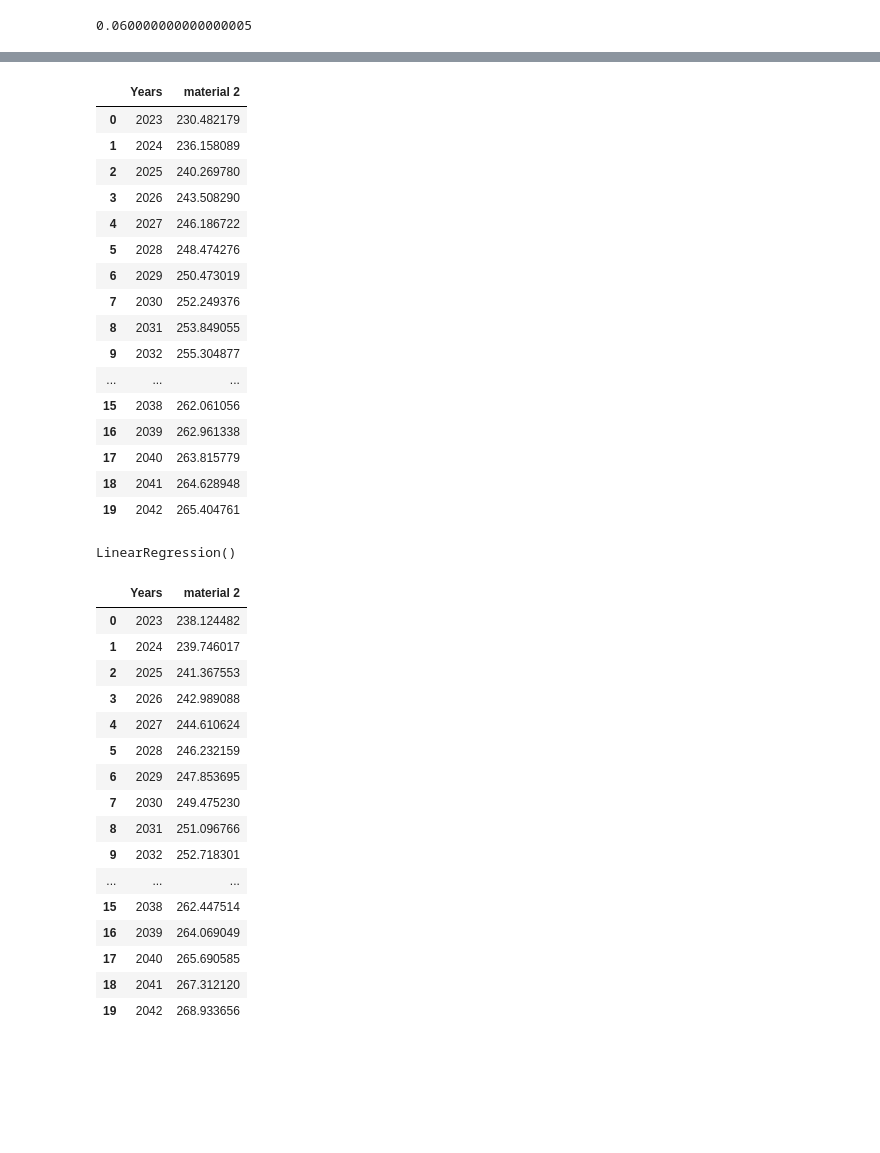
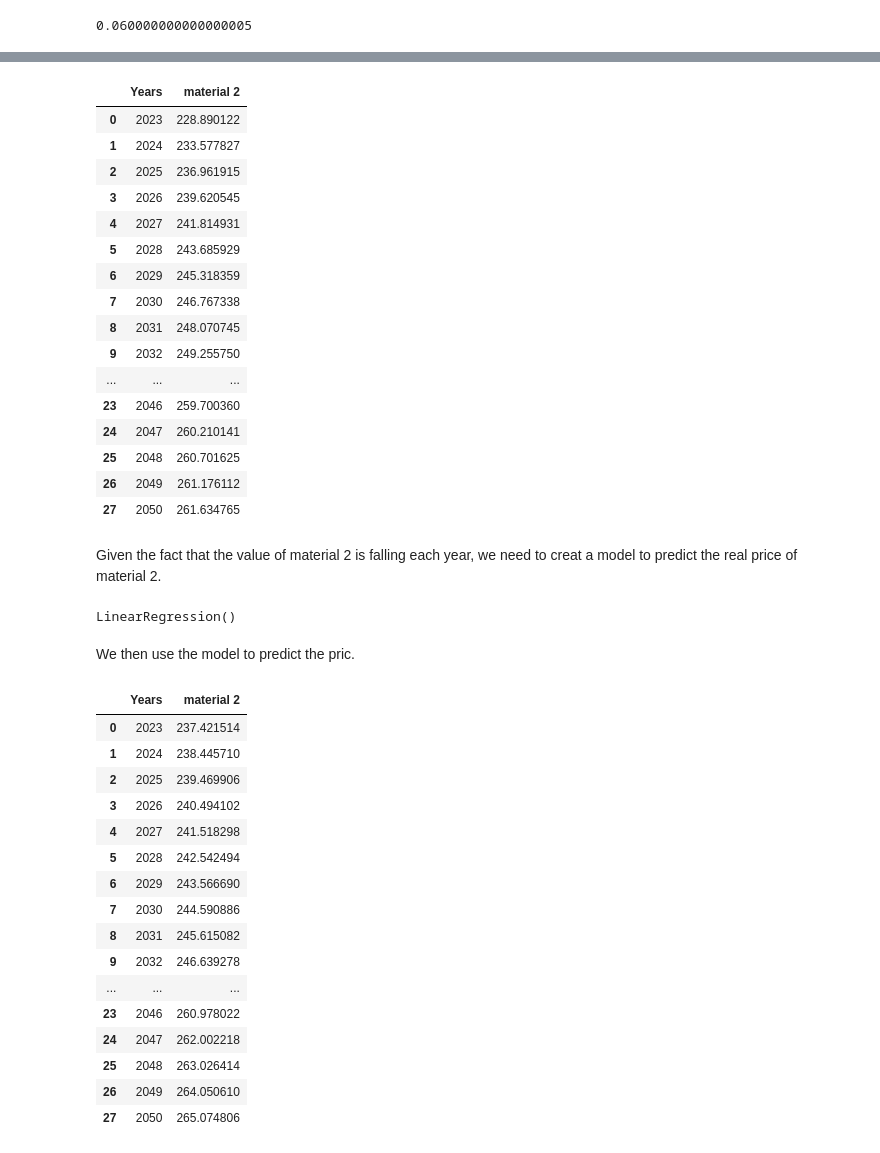
Before and after one commit to Saba-Abdi/python_exercise, a Jupyter notebook: EE_python_exercise.ipynb, the cells around one changed output, grey strips where cells are left out. Drawn from its saved outputs; the diff is of its cells as text; code cells hidden in the pictures; blank space fills up the shorter version.

```diff
--- a/EE_python_exercise.ipynb
+++ b/EE_python_exercise.ipynb
@@ -250,27 +277,29 @@ d2
 # %%
-material2_last_price = company_data['material 2'][32]
-year = company_data['Years'][32]
+material2_last_price = company_data['material 2'].iloc[-1]
+year = company_data['Years'].iloc[-1]
 
 
-predicte_material2 = pd.DataFrame({'Years': [i for i in range(2023,2043)],
-                               'material 2': [p_to_f(real_rate, i - year, material2_last_price) for i in range(2023,2043)]})
-predicte_material2
+material2_future_price = pd.DataFrame({'Years': [i for i in range(2023,2051)],
+                               'material 2': [p_to_f(rate, i - year, material2_last_price) for i in range(2023,2051)]})
+material2_future_price
 # %% [output]
 |  | Years | material 2 |
-| 0 | 2023 | 230.482179 |
-| 1 | 2024 | 236.158089 |
-| 2 | 2025 | 240.269780 |
-| 3 | 2026 | 243.508290 |
-| 4 | 2027 | 246.186722 |
-| 5 | 2028 | 248.474276 |
-| 6 | 2029 | 250.473019 |
-| 7 | 2030 | 252.249376 |
-| 8 | 2031 | 253.849055 |
-| 9 | 2032 | 255.304877 |
+| 0 | 2023 | 228.890122 |
+| 1 | 2024 | 233.577827 |
+| 2 | 2025 | 236.961915 |
+| 3 | 2026 | 239.620545 |
+| 4 | 2027 | 241.814931 |
+| 5 | 2028 | 243.685929 |
+| 6 | 2029 | 245.318359 |
+| 7 | 2030 | 246.767338 |
+| 8 | 2031 | 248.070745 |
+| 9 | 2032 | 249.255750 |
 | ... | ... | ... |
-| 15 | 2038 | 262.061056 |
-| 16 | 2039 | 262.961338 |
-| 17 | 2040 | 263.815779 |
-| 18 | 2041 | 264.628948 |
-| 19 | 2042 | 265.404761 |
+| 23 | 2046 | 259.700360 |
+| 24 | 2047 | 260.210141 |
+| 25 | 2048 | 260.701625 |
+| 26 | 2049 | 261.176112 |
+| 27 | 2050 | 261.634765 |
+# %% [markdown]
+<p>Given the fact that the value of material 2 is falling each year, we need to creat a model to predict the real price of material 2.</p>
 # %%
@@ -290,23 +319,25 @@ def predict2(X):
+# %% [markdown]
+<p>We then use the model to predict the pric.</p>
 # %%
-predicted_material2 =  pd.DataFrame({'Years': [i for i in range(2023,2043)],
-                               'material 2': [predict2(i)[0] for i in range(2023,2043)]})
-predicted_material2
+material2_price_prediction =  pd.DataFrame({'Years': [i for i in range(2023,2051)],
+                               'material 2': [predict_material2(i)[0] for i in range(2023,2051)]})
+material2_price_prediction
 # %% [output]
 |  | Years | material 2 |
-| 0 | 2023 | 238.124482 |
-| 1 | 2024 | 239.746017 |
-| 2 | 2025 | 241.367553 |
-| 3 | 2026 | 242.989088 |
-| 4 | 2027 | 244.610624 |
-| 5 | 2028 | 246.232159 |
-| 6 | 2029 | 247.853695 |
-| 7 | 2030 | 249.475230 |
-| 8 | 2031 | 251.096766 |
-| 9 | 2032 | 252.718301 |
+| 0 | 2023 | 237.421514 |
+| 1 | 2024 | 238.445710 |
+| 2 | 2025 | 239.469906 |
+| 3 | 2026 | 240.494102 |
+| 4 | 2027 | 241.518298 |
+| 5 | 2028 | 242.542494 |
+| 6 | 2029 | 243.566690 |
+| 7 | 2030 | 244.590886 |
+| 8 | 2031 | 245.615082 |
+| 9 | 2032 | 246.639278 |
 | ... | ... | ... |
-| 15 | 2038 | 262.447514 |
-| 16 | 2039 | 264.069049 |
-| 17 | 2040 | 265.690585 |
-| 18 | 2041 | 267.312120 |
-| 19 | 2042 | 268.933656 |
+| 23 | 2046 | 260.978022 |
+| 24 | 2047 | 262.002218 |
+| 25 | 2048 | 263.026414 |
+| 26 | 2049 | 264.050610 |
+| 27 | 2050 | 265.074806 |
 # %% [markdown]
```
Also changed, not shown: parts of 103 cells of this notebook.
